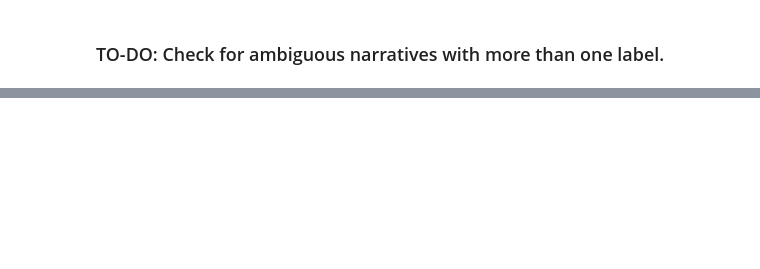
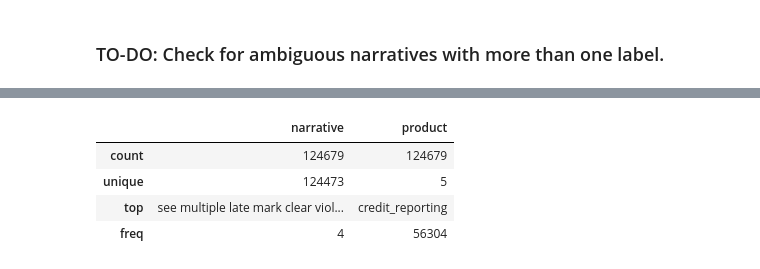
Before and after one commit to JordiCarreraVentura/customer-complaints-email-classification-case-study, a Jupyter notebook: notebooks/Exploratory Data Analysis.ipynb, the cells around one changed output, grey strips where cells are left out. Saved outputs shown, nothing was run; the diff lists cells and outputs as text; code cells hidden in the pictures; blank space fills up the shorter version.

```diff
--- a/notebooks/Exploratory Data Analysis.ipynb
+++ b/notebooks/Exploratory Data Analysis.ipynb
@@ -99,0 +147,8 @@ Name: count, dtype: int64
+# %%
+df_dedup.describe()
+# %% [output]
+|  | narrative | product |
+| count | 124679 | 124679 |
+| unique | 124473 | 5 |
+| top | see multiple late mark clear viol... | credit_reporting |
+| freq | 4 | 56304 |
```
Also changed, not shown: parts of 15 cells of this notebook, 1 other file.
